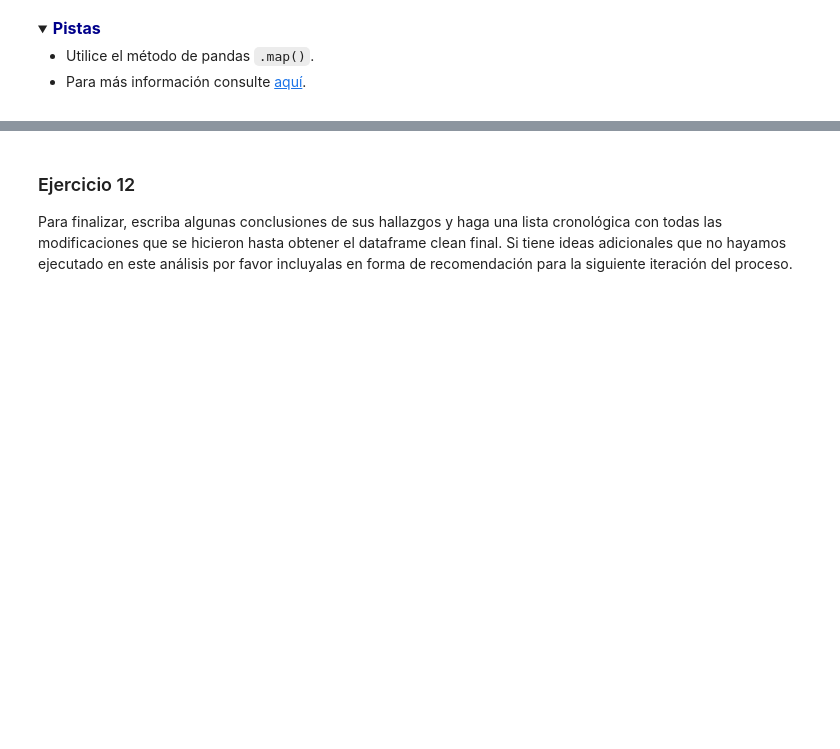
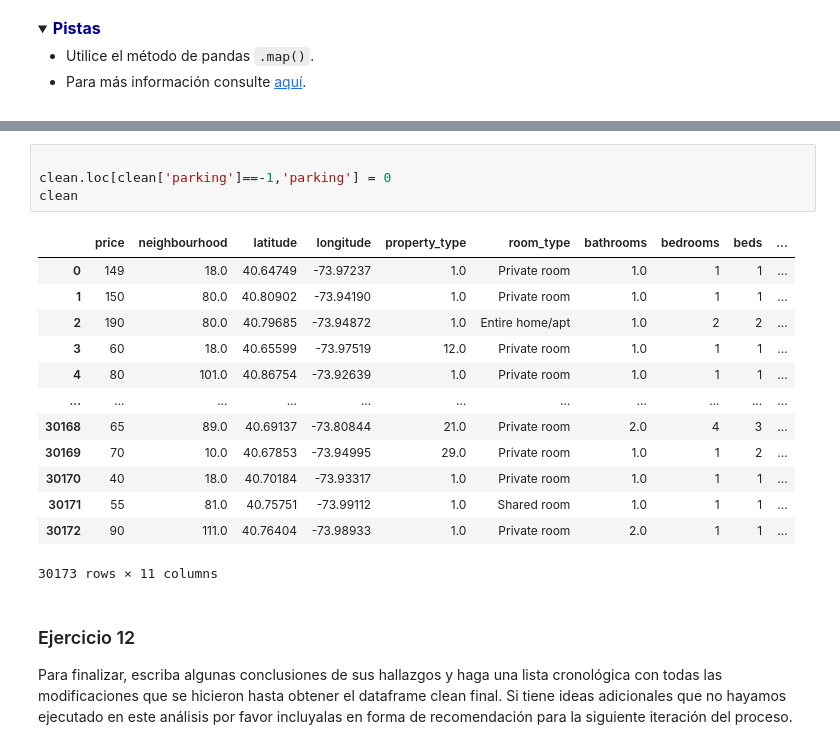
Before and after one commit to chris78rey/DIPLOM_BIGDATA, a Jupyter notebook: deberes/modulo04/talleres guiados/Fase_2_Limpieza_y_transformación_Estudiantes.ipynb, the cells around one changed output, grey strips where cells are left out. Saved outputs shown, nothing was run; the diff lists cells and outputs as text; folded sections open; blank space fills up the shorter version.

```diff
--- a/deberes/modulo04/talleres guiados/Fase_2_Limpieza_y_transformación_Estudiantes.ipynb
+++ b/deberes/modulo04/talleres guiados/Fase_2_Limpieza_y_transformación_Estudiantes.ipynb
@@ -646,3 +758,21 @@ Observe la variables parking y host_is_superhost son binarias. Solo toman valore
+# %%
+
+clean.loc[clean['parking']==-1,'parking'] = 0
+clean
+# %% [output]
+|  | price | neighbourhood | latitude | longitude | property_type | room_type | bathrooms | bedrooms | beds | ... |
+| 0 | 149 | 18.0 | 40.64749 | -73.97237 | 1.0 | Private room | 1.0 | 1 | 1 | ... |
+| 1 | 150 | 80.0 | 40.80902 | -73.94190 | 1.0 | Private room | 1.0 | 1 | 1 | ... |
+| 2 | 190 | 80.0 | 40.79685 | -73.94872 | 1.0 | Entire home/apt | 1.0 | 2 | 2 | ... |
+| 3 | 60 | 18.0 | 40.65599 | -73.97519 | 12.0 | Private room | 1.0 | 1 | 1 | ... |
+| 4 | 80 | 101.0 | 40.86754 | -73.92639 | 1.0 | Private room | 1.0 | 1 | 1 | ... |
+| ... | ... | ... | ... | ... | ... | ... | ... | ... | ... | ... |
+| 30168 | 65 | 89.0 | 40.69137 | -73.80844 | 21.0 | Private room | 2.0 | 4 | 3 | ... |
+| 30169 | 70 | 10.0 | 40.67853 | -73.94995 | 29.0 | Private room | 1.0 | 1 | 2 | ... |
+| 30170 | 40 | 18.0 | 40.70184 | -73.93317 | 1.0 | Private room | 1.0 | 1 | 1 | ... |
+| 30171 | 55 | 81.0 | 40.75751 | -73.99112 | 1.0 | Shared room | 1.0 | 1 | 1 | ... |
+| 30172 | 90 | 111.0 | 40.76404 | -73.98933 | 1.0 | Private room | 2.0 | 1 | 1 | ... |
+30173 rows × 11 columns
 # %% [markdown]
 ### Ejercicio 12
 
```
Also changed, not shown: parts of 28 cells of this notebook, 6 other files.
